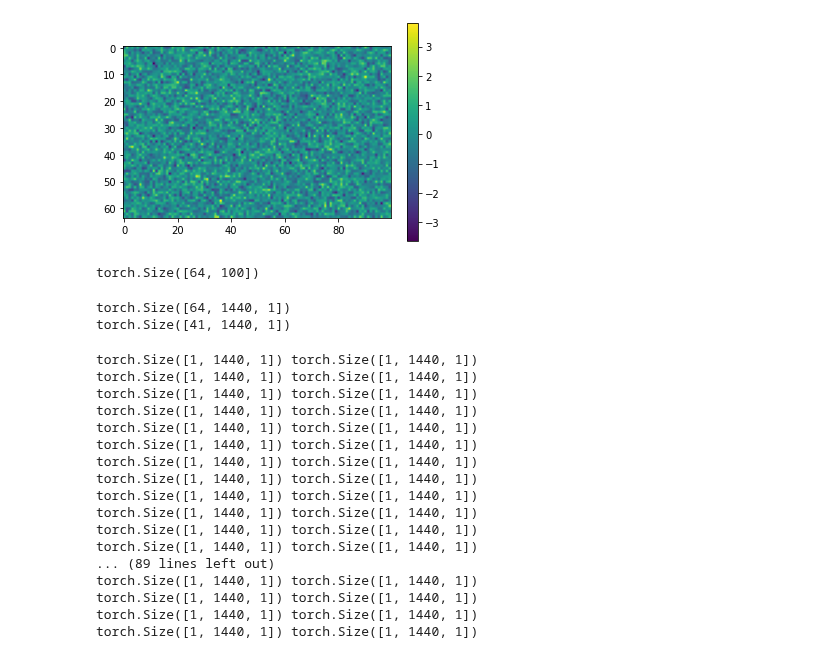
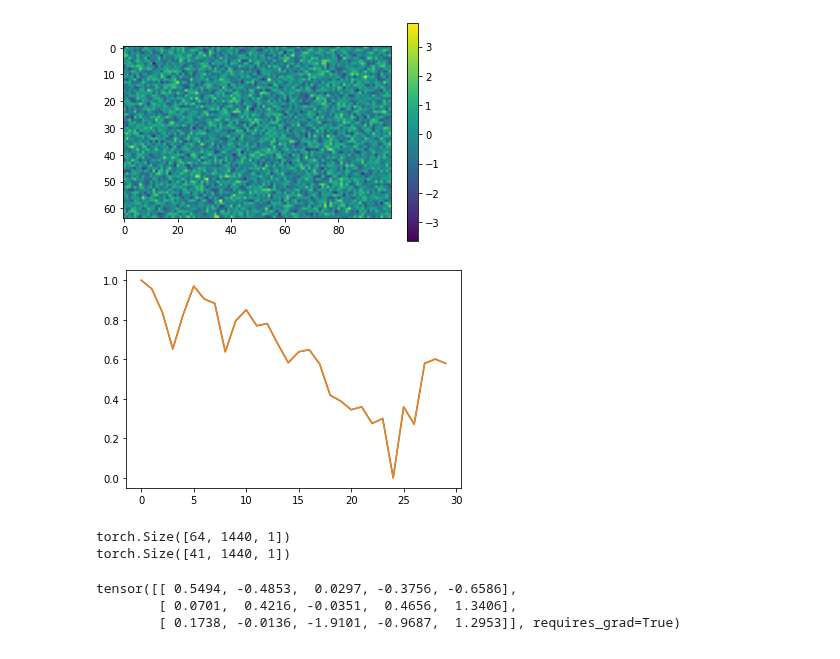
Before and after one commit to alunfes/1m-btc-data, a Jupyter notebook: PytorchAutoEncoder.ipynb, the cells around one changed output. Saved outputs shown, nothing was run; the diff lists cells and outputs as text; code cells hidden in the pictures.

```diff
--- a/PytorchAutoEncoder.ipynb
+++ b/PytorchAutoEncoder.ipynb
@@ -326,35 +318,16 @@ fig.colorbar(im)
 plt.show()
 # %% [output]
 [figure]
-# %%
-output_bn.detach().size()
-# %% [output]
-torch.Size([64, 100])
+# %%
+for inputs, labels in train_dataloader:
+    plt.plot(inputs[10])
+    plt.plot(labels[10])
+    break
+# %% [output]
+[figure, added]
 # %%
 for X_batch, y_batch in train_dataloader:
     print(X＿batch.to(torch.float32).size())
 # %% [output]
 torch.Size([64, 1440, 1])
 torch.Size([41, 1440, 1])
-# %%
-tload = DataLoader(train_set)
-for X_batch, y_batch in tload:
-    print(X_batch.shape, y_batch.shape)
-# %% [output]
-torch.Size([1, 1440, 1]) torch.Size([1, 1440, 1])
-torch.Size([1, 1440, 1]) torch.Size([1, 1440, 1])
-torch.Size([1, 1440, 1]) torch.Size([1, 1440, 1])
-torch.Size([1, 1440, 1]) torch.Size([1, 1440, 1])
-torch.Size([1, 1440, 1]) torch.Size([1, 1440, 1])
-torch.Size([1, 1440, 1]) torch.Size([1, 1440, 1])
-torch.Size([1, 1440, 1]) torch.Size([1, 1440, 1])
-torch.Size([1, 1440, 1]) torch.Size([1, 1440, 1])
-torch.Size([1, 1440, 1]) torch.Size([1, 1440, 1])
-torch.Size([1, 1440, 1]) torch.Size([1, 1440, 1])
-torch.Size([1, 1440, 1]) torch.Size([1, 1440, 1])
-torch.Size([1, 1440, 1]) torch.Size([1, 1440, 1])
-... (89 lines left out)
-torch.Size([1, 1440, 1]) torch.Size([1, 1440, 1])
-torch.Size([1, 1440, 1]) torch.Size([1, 1440, 1])
-torch.Size([1, 1440, 1]) torch.Size([1, 1440, 1])
-torch.Size([1, 1440, 1]) torch.Size([1, 1440, 1])
@@ -360,0 +340,6 @@ torch.Size([1, 1440, 1]) torch.Size([1, 1440, 1])
+# %%
+input
+# %% [output]
+tensor([[ 0.5494, -0.4853,  0.0297, -0.3756, -0.6586],
+        [ 0.0701,  0.4216, -0.0351,  0.4656,  1.3406],
+        [ 0.1738, -0.0136, -1.9101, -0.9687,  1.2953]], requires_grad=True)
```
Also changed, not shown: parts of 13 cells of this notebook.
